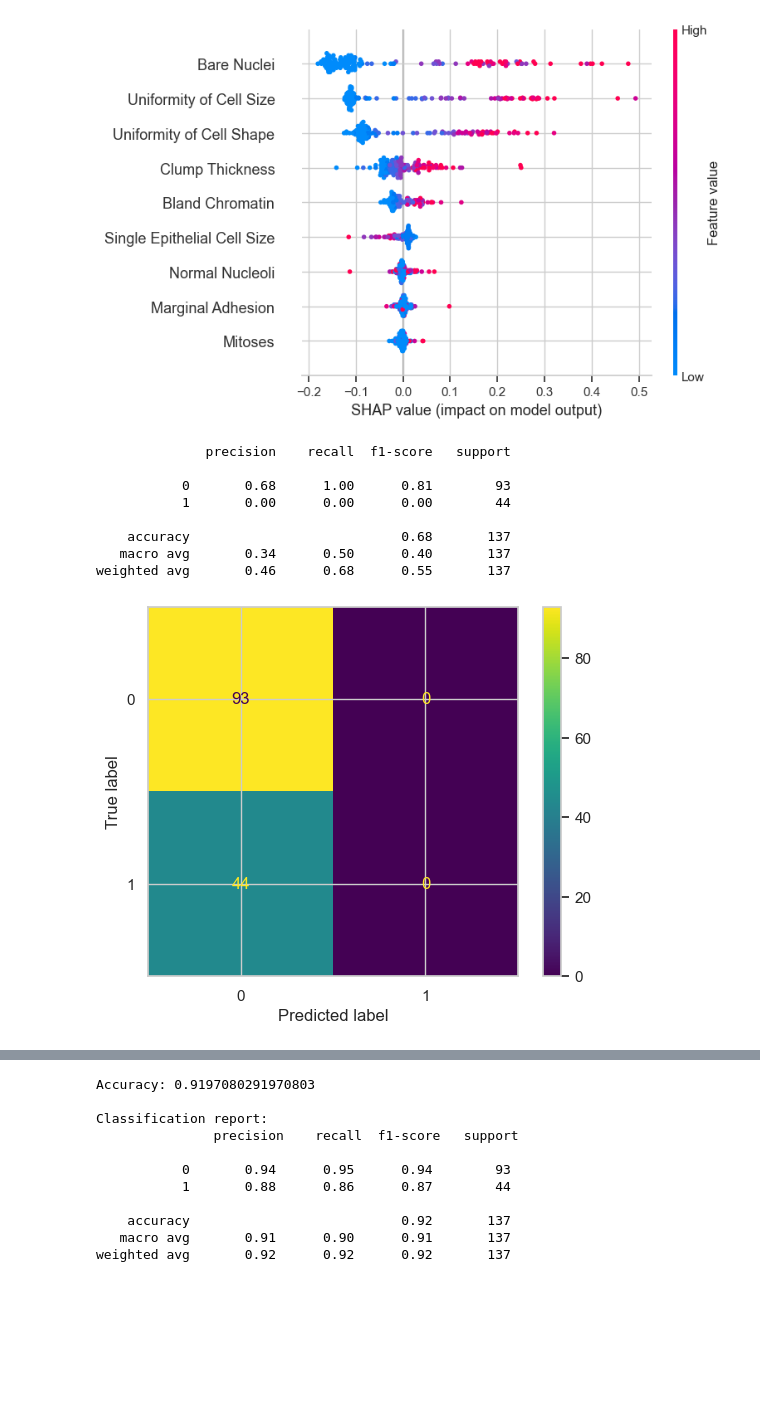
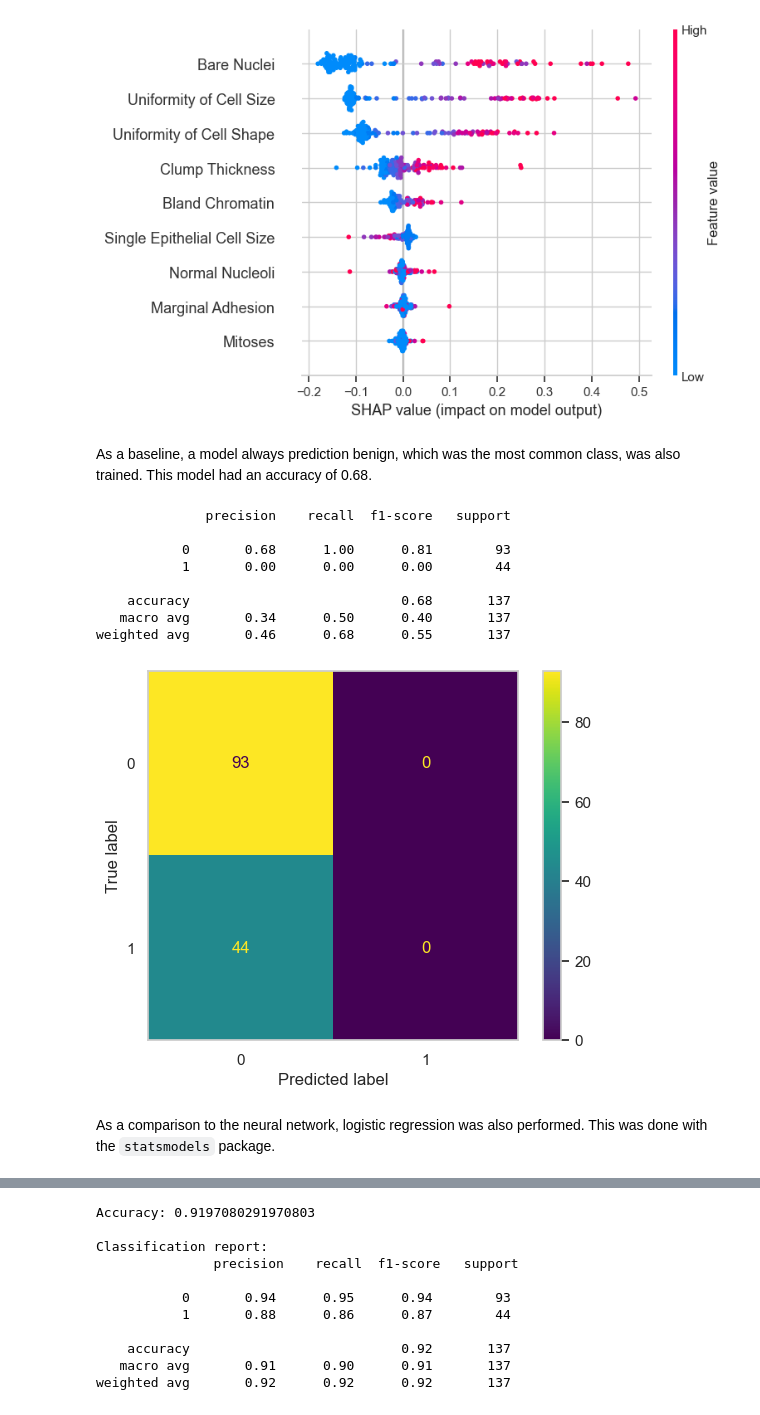
Before and after one commit to 18alle18/Reproducible-Challenge-Project, a Jupyter notebook: Project_Alexander_Love.ipynb, the cells around one changed output, grey strips where cells are left out. Cells and saved outputs as stored; diff of their text form; code cells hidden in the pictures; blank space fills up the shorter version.

```diff
--- a/Project_Alexander_Love.ipynb
+++ b/Project_Alexander_Love.ipynb
@@ -218,7 +248,9 @@ Cumulative sum of 4 components: 0.9627276207422694
 # %%
+# Dictionary for encoding "Benign" as 0 and "Malignant" as 1
 encoding_dict = {"Benign": 0, "Malignant": 1}
 
+# Split into x and y set and encode
 x_train = training_df[independent_variables]
-y_train = training_df["Class"].replace(encoding_dict)
+y_train = training_df["Class"].replace(encoding_dict).infer_objects(copy=False)
 x_test = test_df[independent_variables]
-y_test = test_df["Class"].replace(encoding_dict)
+y_test = test_df["Class"].replace(encoding_dict).infer_objects(copy=False)
@@ -391,22 +447,29 @@ Using 546 background data samples could cause slower run times. Consider using s
 shap.summary_plot(shap_values[:, :, 0], x_test, feature_names=independent_variables)
 # %% [output]
 [figure]
+# %% [markdown]
+As a baseline, a model always prediction benign, which was the most common class, was also trained. This model had an accuracy of 0.68.
 # %%
+# Performance of model always predicting benign, the most common class
 y_pred_majority_class = np.zeros(len(x_test))
 
 cm = confusion_matrix(y_test, y_pred_majority_class)
 disp = ConfusionMatrixDisplay(confusion_matrix=cm)
 disp.plot()
+axis = plt.gca()
+axis.grid(False)
 
 print(classification_report(y_test, y_pred_majority_class))
 # %% [output]
               precision    recall  f1-score   support
 
            0       0.68      1.00      0.81        93
            1       0.00      0.00      0.00        44
 
     accuracy                           0.68       137
    macro avg       0.34      0.50      0.40       137
 weighted avg       0.46      0.68      0.55       137
-[figure, old version]
+[figure, new version]
+# %% [markdown]
+As a comparison to the neural network, logistic regression was also performed. This was done with the `statsmodels` package.
 # %%
```
Also changed, not shown: parts of 57 cells of this notebook, 1 other file.
